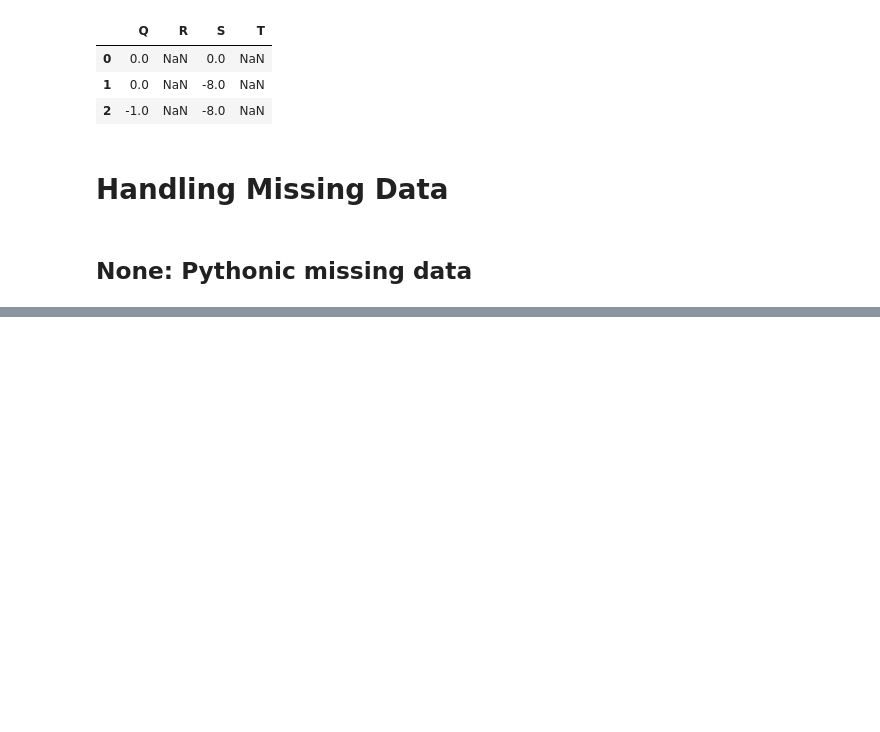
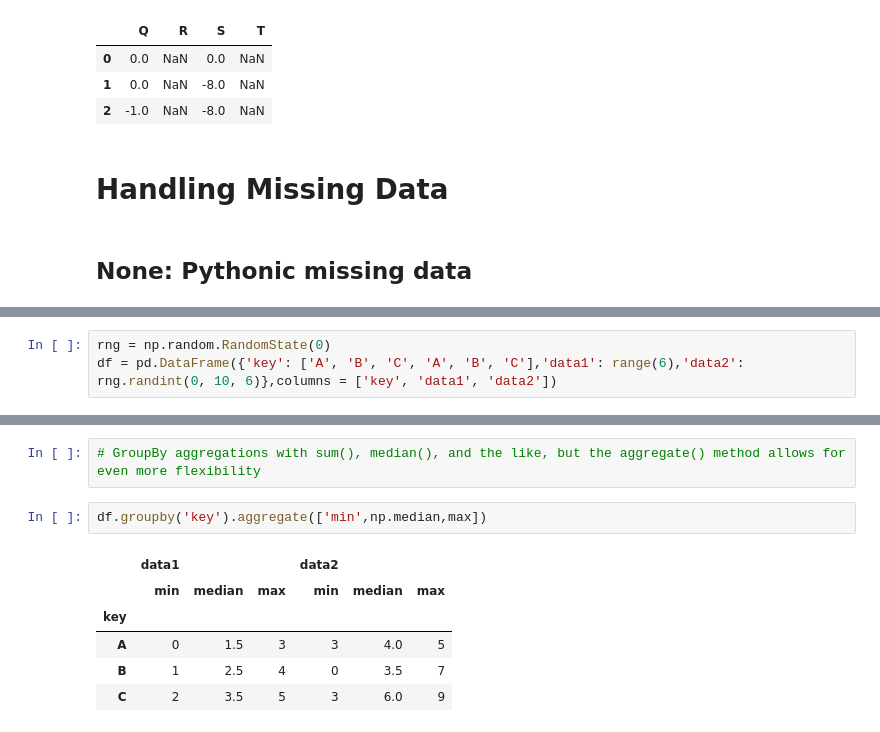
Before and after one commit to Salomefu/how_to_use_pandas, a Jupyter notebook: test.ipynb, the cells around one changed output, grey strips where cells are left out. Drawn from its saved outputs; the diff is of its cells as text; blank space fills up the shorter version.

```diff
--- a/test.ipynb
+++ b/test.ipynb
@@ -318,0 +728,3 @@ df -half
+# %%
+rng = np.random.RandomState(0)
+df = pd.DataFrame({'key': ['A', 'B', 'C', 'A', 'B', 'C'],'data1': range(6),'data2': rng.randint(0, 10, 6)},columns = ['key', 'data1', 'data2'])
@@ -318,0 +741,11 @@ df -half
+# %%
+# GroupBy aggregations with sum(), median(), and the like, but the aggregate() method allows for even more flexibility
+# %%
+df.groupby('key').aggregate(['min',np.median,max])
+# %% [output]
+|  | data1 |  |  | data2 |  |  |
+|  | min | median | max | min | median | max |
+| key |  |  |  |  |  |  |
+| A | 0 | 1.5 | 3 | 3 | 4.0 | 5 |
+| B | 1 | 2.5 | 4 | 0 | 3.5 | 7 |
+| C | 2 | 3.5 | 5 | 3 | 6.0 | 9 |
```
Also changed, not shown: parts of 90 cells of this notebook.
